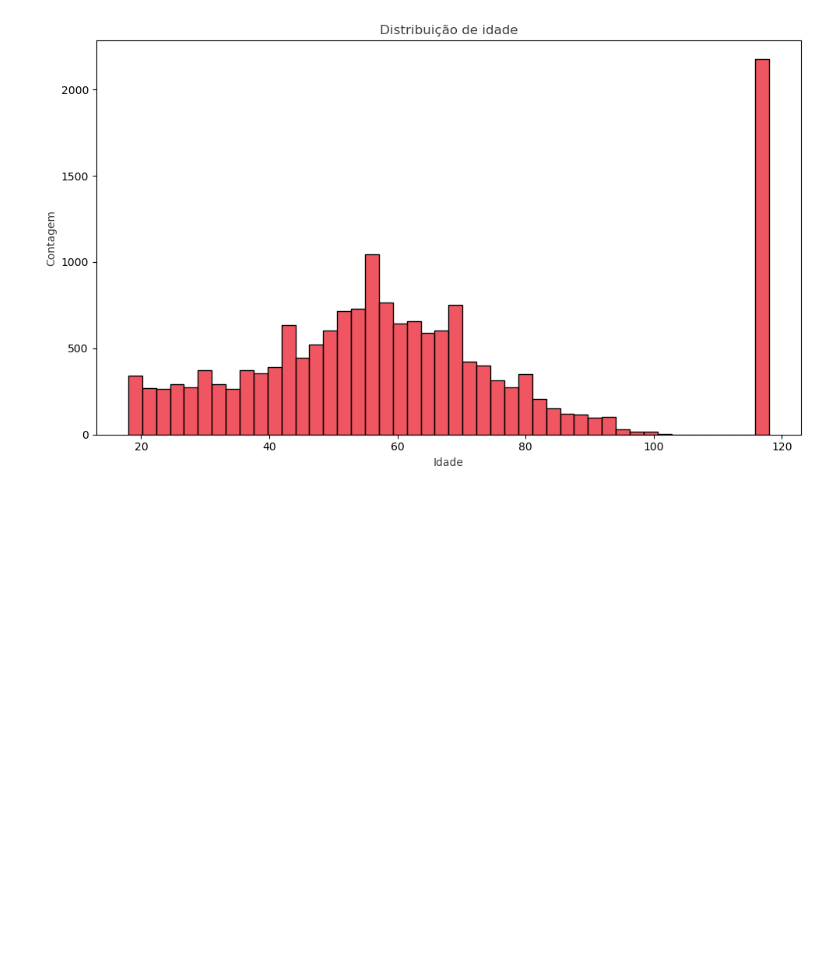
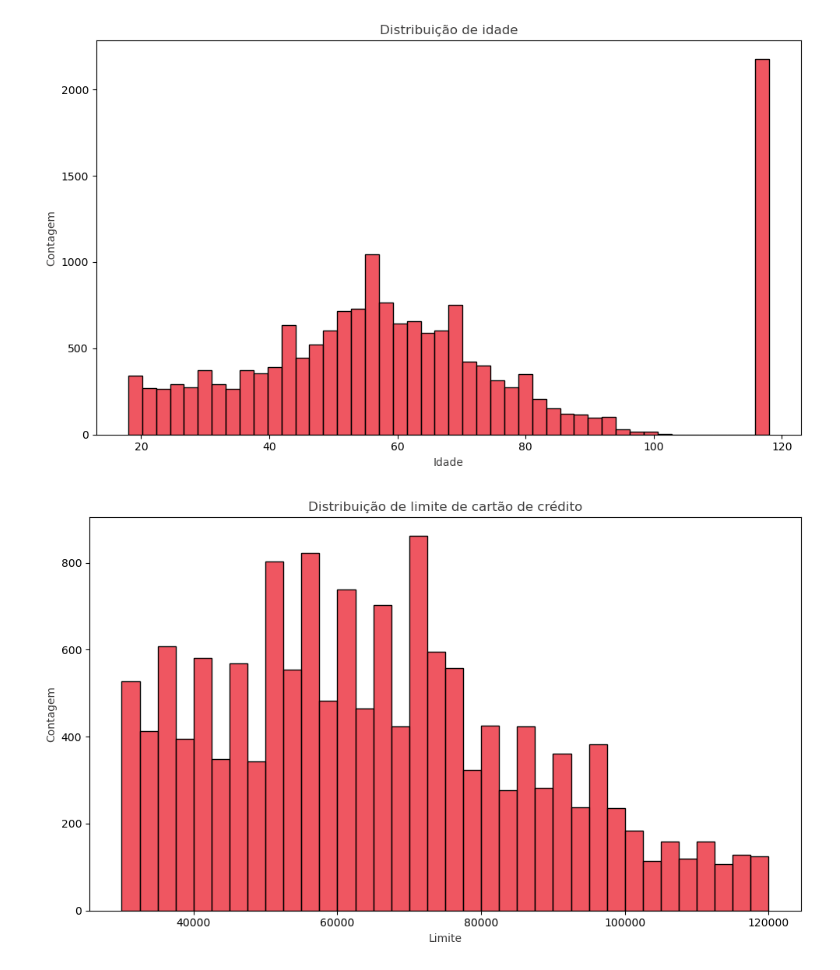
Before and after one commit to FelipeMarcelino/ifood-case, a Jupyter notebook: notebooks/data_processing.ipynb, the cells around one changed output. Cells and saved outputs as stored; diff of their text form; code cells hidden in the pictures; blank space fills up the shorter version.

Commit message:
credit card and age plot

```diff
--- a/notebooks/data_processing.ipynb
+++ b/notebooks/data_processing.ipynb
@@ -84,3 +104,7 @@ data_visualizer.plot_barplot_channels()
 data_visualizer.plot_histogram_age()
 # %% [output]
 [figure]
+# %%
+data_visualizer.plot_histogram_credit_card_limit()
+# %% [output]
+[figure, added]
```
Also changed, not shown: parts of 3 cells of this notebook, 1 other file.
